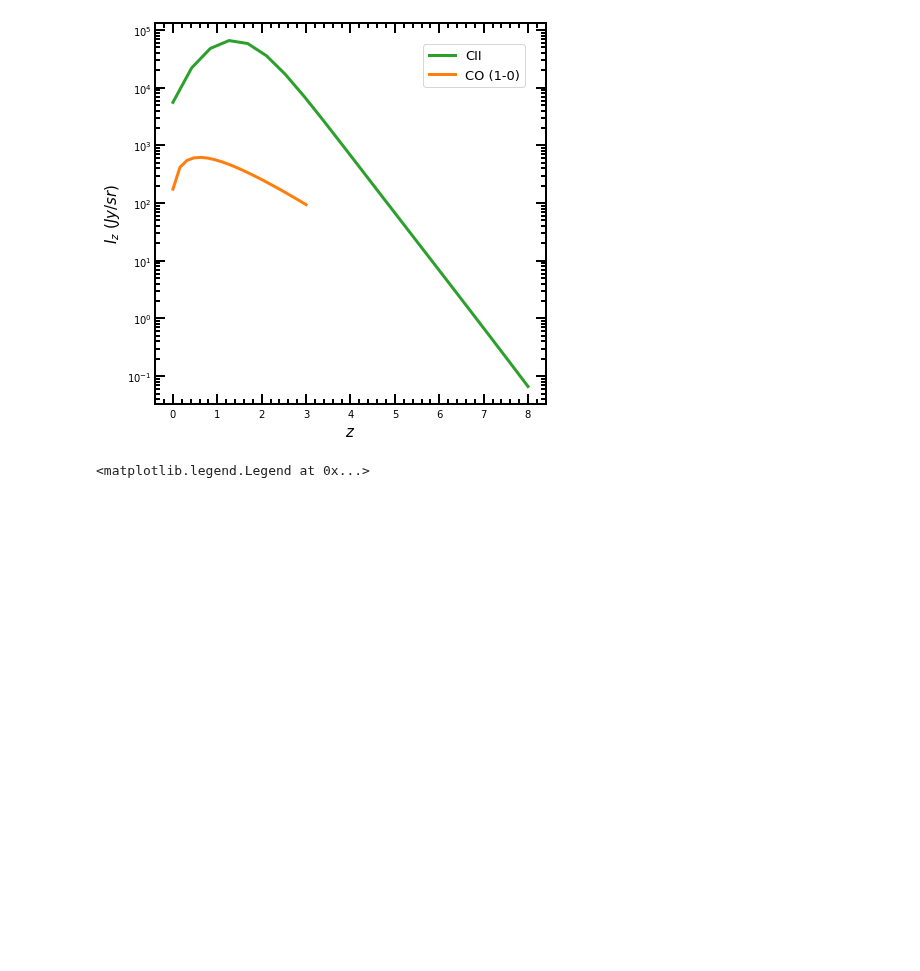
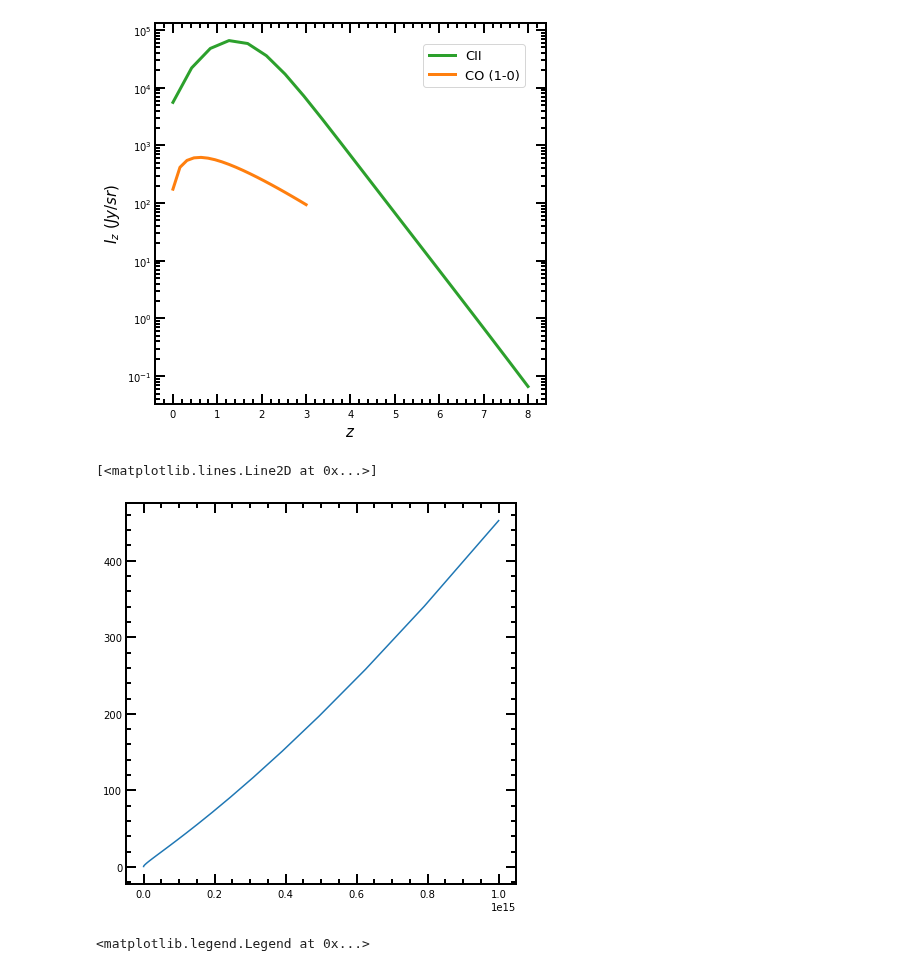
Before and after one commit to Anirbancosmo/Limpy, a Jupyter notebook: notebook/theory.ipynb, the cells around one changed output. Saved outputs shown, nothing was run; the diff lists cells and outputs as text; code cells hidden in the pictures; blank space fills up the shorter version.

```diff
--- a/notebook/theory.ipynb
+++ b/notebook/theory.ipynb
@@ -71,6 +71,14 @@ plt.legend(loc=0)
 # %% [output]
 <matplotlib.legend.Legend at 0x...>
 [figure]
+# %%
+z=1.0
+m=np.logspace(10,15)
+b=lt.bias_dm(m,z)
+plt.plot(m,b)
+# %% [output]
+[<matplotlib.lines.Line2D at 0x...>]
+[figure, added]
 # %%
 # Plot T_line for CII and CO lines
 T_cii=[lt.T_line(zz,nu_rest_CII,line_name="CII",fduty=0.1)*1e6 for zz in z]
```
Also changed, not shown: 1 other file.
